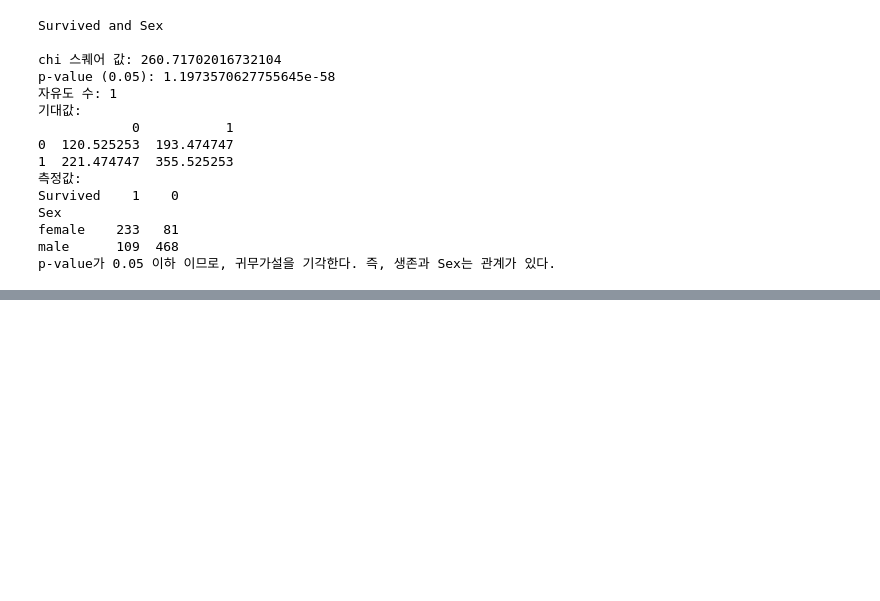
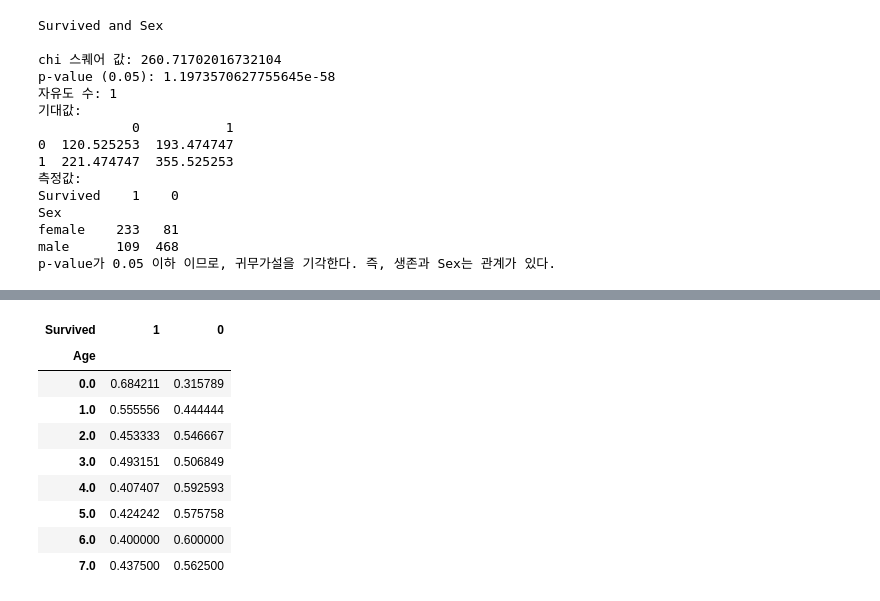
Before and after one commit to Ash-Stat/An-Si-Hyun, a Jupyter notebook: kaggle_titanic.ipynb, the cells around one changed output, grey strips where cells are left out. Cells and saved outputs as stored; diff of their text form; code cells hidden in the pictures; blank space fills up the shorter version.

```diff
--- a/kaggle_titanic.ipynb
+++ b/kaggle_titanic.ipynb
@@ -198,0 +260,23 @@ p-value가 0.05 이하 이므로, 귀무가설을 기각한다. 즉, 생존과 S
+# %%
+# 일단 결측값을 채우기 전에 완전히 주어진 데이터로만 오즈비와 카이제곱 검정을 해본다.
+
+#성별과 생존
+odds_age_survived=pd.crosstab(index=sample.Age, columns=sample.Survived,values=sample.Survived, aggfunc=pd.value_counts )
+odds_age_survived=odds_age_survived[[1,0]]
+odds_age_survived
+odds_age_survived['sum']=odds_age_survived[1]+odds_age_survived[0]
+odds_age_survived[1]=odds_age_survived[1]/odds_age_survived['sum']
+odds_age_survived[0]=odds_age_survived[0]/odds_age_survived['sum']
+odds_age_survived=odds_age_survived.drop(['sum'],axis=1)
+odds_age_survived
+# %% [output]
+| Survived | 1 | 0 |
+| Age |  |  |
+| 0.0 | 0.684211 | 0.315789 |
+| 1.0 | 0.555556 | 0.444444 |
+| 2.0 | 0.453333 | 0.546667 |
+| 3.0 | 0.493151 | 0.506849 |
+| 4.0 | 0.407407 | 0.592593 |
+| 5.0 | 0.424242 | 0.575758 |
+| 6.0 | 0.400000 | 0.600000 |
+| 7.0 | 0.437500 | 0.562500 |
```
Also changed, not shown: parts of 9 cells of this notebook.
